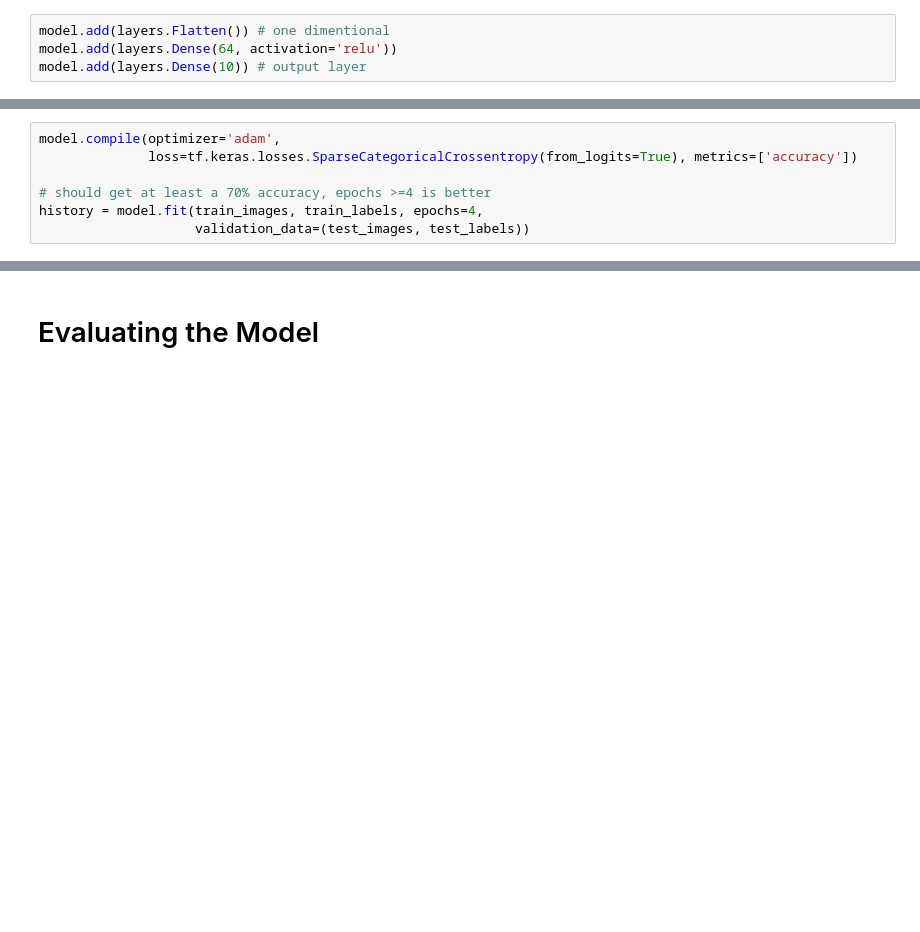
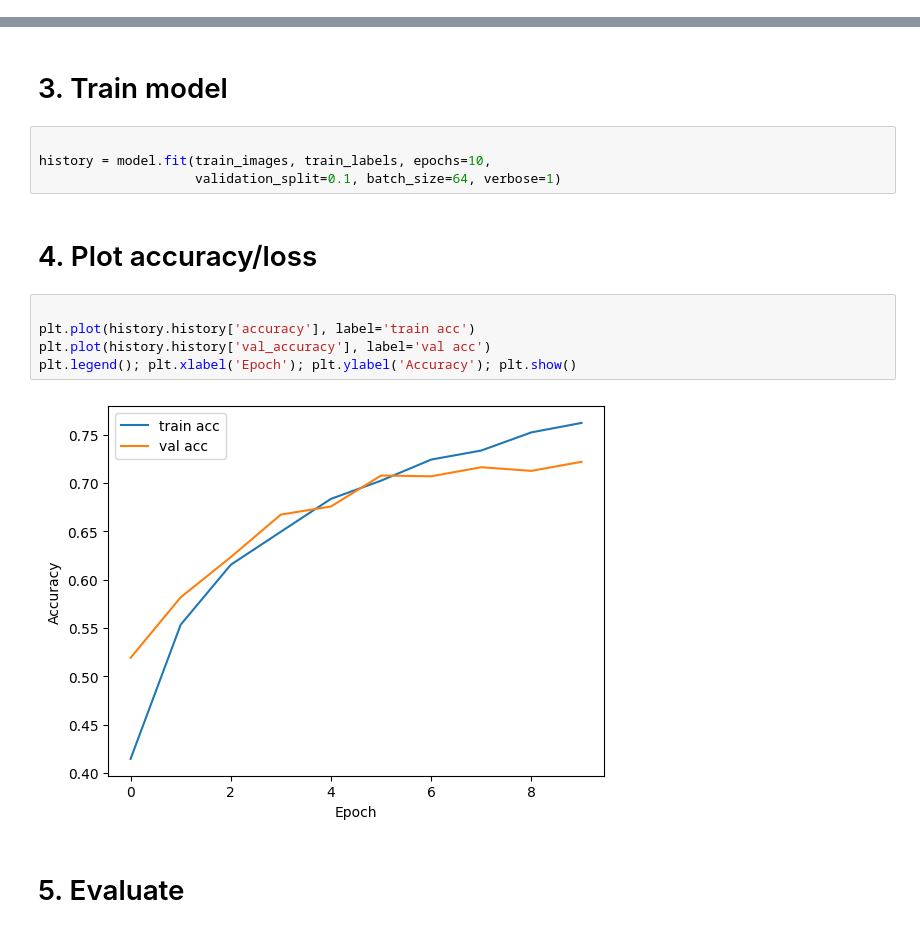
Before and after one commit to 01Qin/cnn-image-classification-tf, a Jupyter notebook: cnn_from_scratch.ipynb, the cells around one changed output, grey strips where cells are left out. Drawn from its saved outputs; the diff is of its cells as text; blank space fills up the shorter version.

```diff
--- a/cnn_from_scratch.ipynb
+++ b/cnn_from_scratch.ipynb
@@ -70,4 +101,0 @@ Model: "sequential"
-# %%
-model.add(layers.Flatten()) # one dimentional
-model.add(layers.Dense(64, activation='relu'))
-model.add(layers.Dense(10)) # output layer
@@ -104,7 +101,0 @@ Model: "sequential"
-# %%
-model.compile(optimizer='adam',
-              loss=tf.keras.losses.SparseCategoricalCrossentropy(from_logits=True), metrics=['accuracy'])
-
-# should get at least a 70% accuracy, epochs >=4 is better
-history = model.fit(train_images, train_labels, epochs=4,
-                    validation_data=(test_images, test_labels))
@@ -120,3 +102,18 @@ Epoch 4/4
-# %% [markdown]
-# Evaluating the Model
+# %% [markdown]
+# 3. Train model
+# %%
+
+history = model.fit(train_images, train_labels, epochs=10,
+                    validation_split=0.1, batch_size=64, verbose=1)
+# %% [markdown]
+# 4. Plot accuracy/loss
+# %%
+
+plt.plot(history.history['accuracy'], label='train acc')
+plt.plot(history.history['val_accuracy'], label='val acc')
+plt.legend(); plt.xlabel('Epoch'); plt.ylabel('Accuracy'); plt.show()
+# %% [output]
+[figure, added]
+# %% [markdown]
+# 5. Evaluate
 # %%
```
Also changed, not shown: parts of 22 cells of this notebook.
